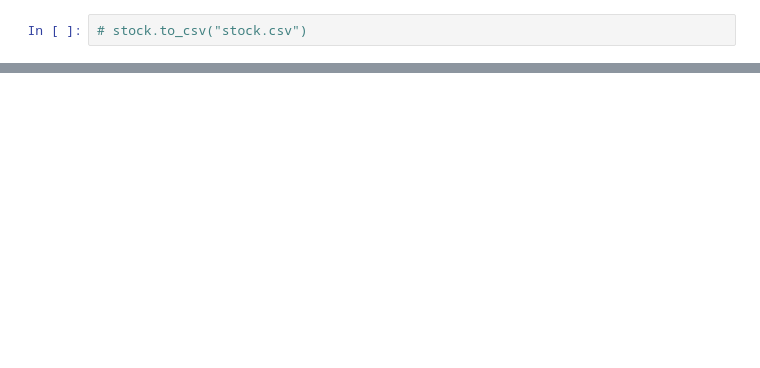
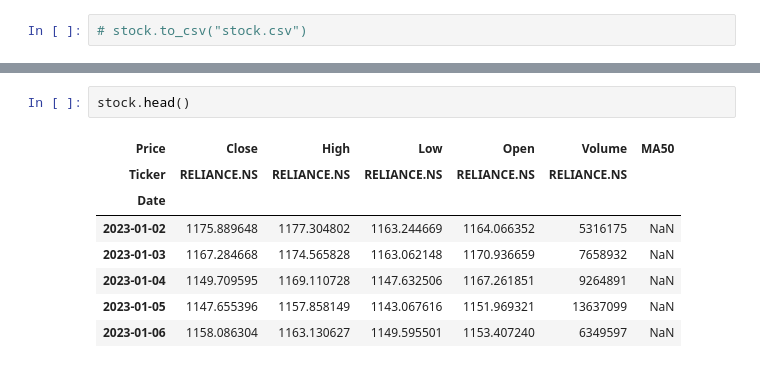
Before and after one commit to Pankaj-Str/Complete-Python-Mastery, a Jupyter notebook: 00 Lecture/lecture16/31 March 2026/stock_market.ipynb, the cells around one changed output, grey strips where cells are left out. Drawn from its saved outputs; the diff is of its cells as text; blank space fills up the shorter version.

```diff
--- a/00 Lecture/lecture16/31 March 2026/stock_market.ipynb
+++ b/00 Lecture/lecture16/31 March 2026/stock_market.ipynb
@@ -40,0 +41,11 @@ plt.show()
+# %%
+stock.head()
+# %% [output]
+| Price | Close | High | Low | Open | Volume | MA50 |
+| Ticker | RELIANCE.NS | RELIANCE.NS | RELIANCE.NS | RELIANCE.NS | RELIANCE.NS |  |
+| Date |  |  |  |  |  |  |
+| 2023-01-02 | 1175.889648 | 1177.304802 | 1163.244669 | 1164.066352 | 5316175 | NaN |
+| 2023-01-03 | 1167.284668 | 1174.565828 | 1163.062148 | 1170.936659 | 7658932 | NaN |
+| 2023-01-04 | 1149.709595 | 1169.110728 | 1147.632506 | 1167.261851 | 9264891 | NaN |
+| 2023-01-05 | 1147.655396 | 1157.858149 | 1143.067616 | 1151.969321 | 13637099 | NaN |
+| 2023-01-06 | 1158.086304 | 1163.130627 | 1149.595501 | 1153.407240 | 6349597 | NaN |
```
Also changed, not shown: parts of 7 cells of this notebook, 2 other files.
